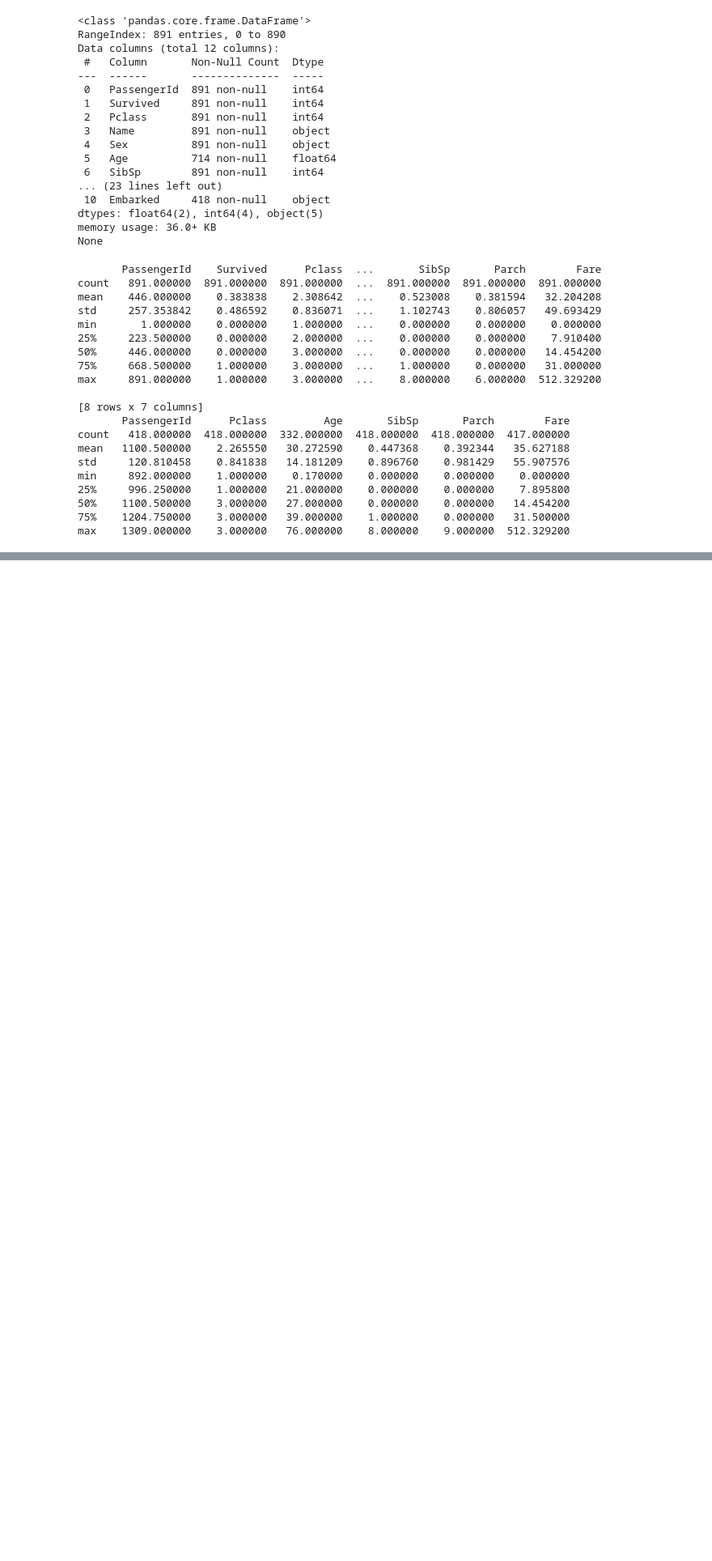
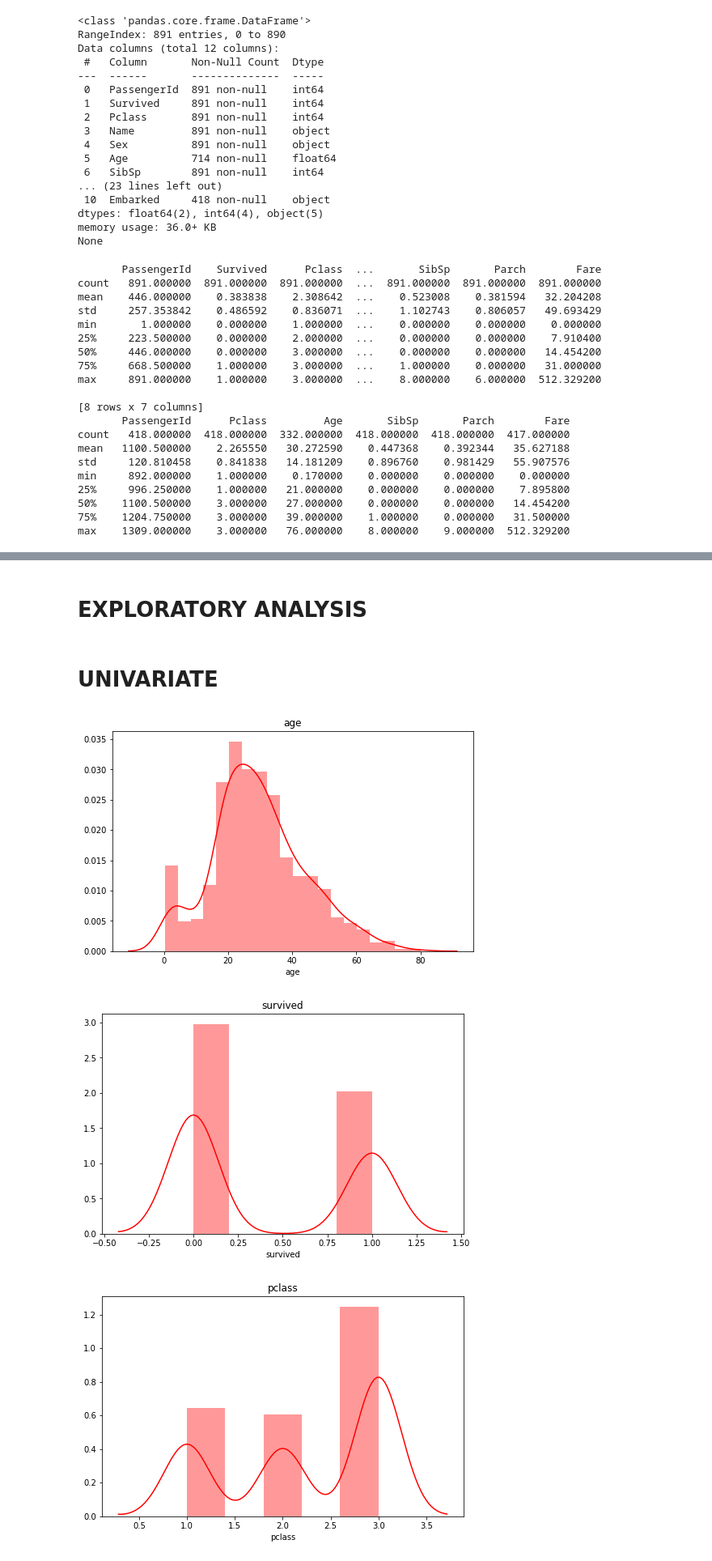
Before and after one commit to Kevinsamuelgitau/W9-IP, a Jupyter notebook: SAM_GITAU_W9_IP_NOTEBOOK_1.ipynb, the cells around one changed output, grey strips where cells are left out. Shown at 81% size. Saved outputs shown, nothing was run; the diff lists cells and outputs as text; code cells hidden in the pictures; blank space fills up the shorter version.

```diff
--- a/SAM_GITAU_W9_IP_NOTEBOOK_1.ipynb
+++ b/SAM_GITAU_W9_IP_NOTEBOOK_1.ipynb
@@ -96,0 +192,16 @@ max    1309.000000    3.000000   76.000000    8.000000    9.000000  512.329200
+# %% [markdown]
+# EXPLORATORY ANALYSIS
+# %% [markdown]
+# UNIVARIATE
+# %%
+# Plot histogram for numerical values
+
+
+for i, j in enumerate(numerical):
+  plt.figure(figsize=(8, 5))
+  plt.title(j)
+  sns.distplot(df_new[j], color='red', norm_hist=True)
+# %% [output]
+[figure, added]
+[figure, added]
+[figure, added]
```
Also changed, not shown: parts of 27 cells of this notebook.
